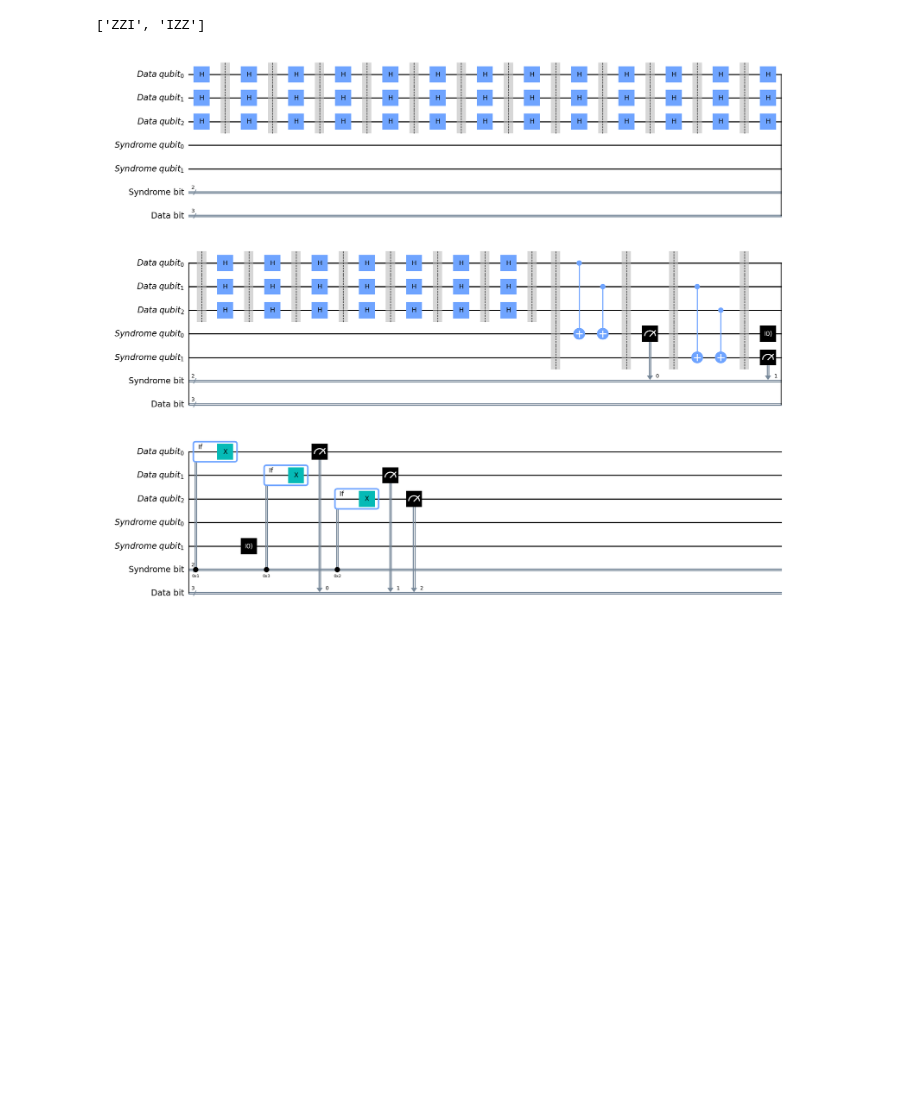
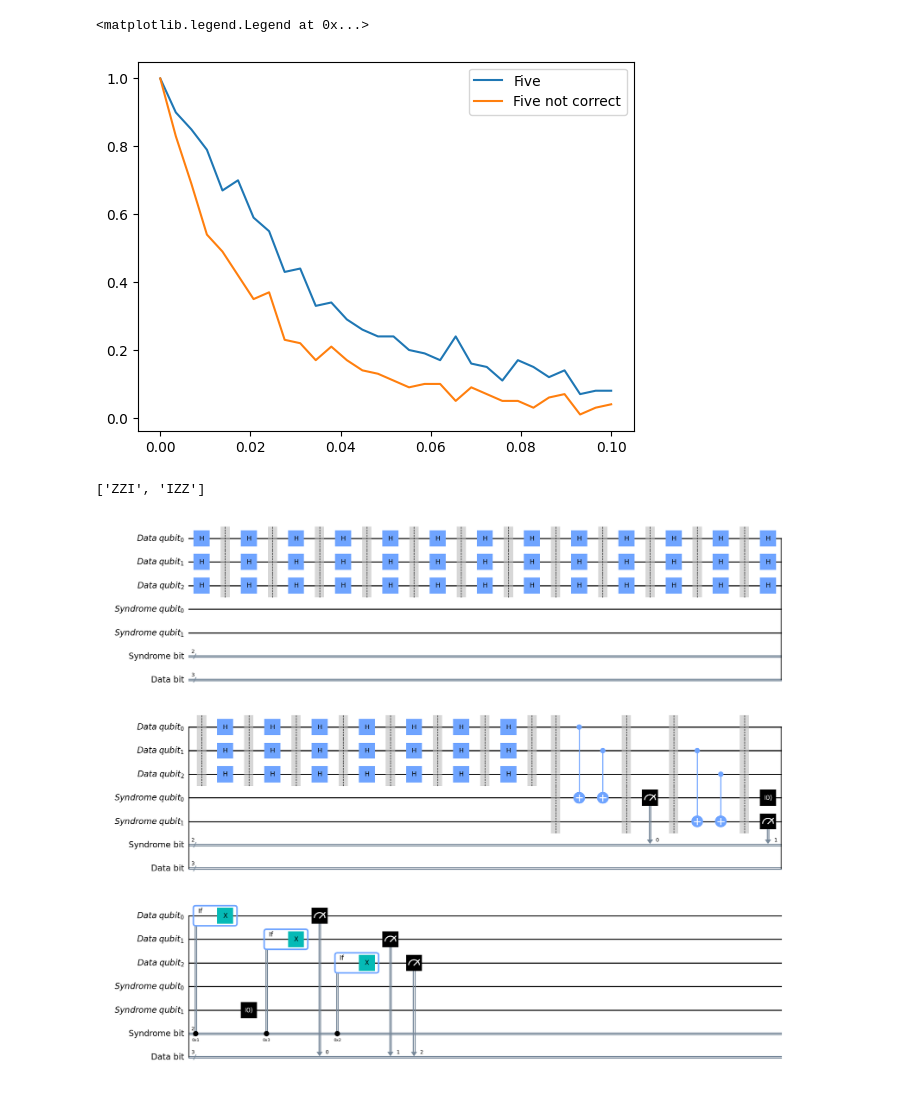
Before and after one commit to QuBruin/DynamicCircuit, a Jupyter notebook: PlotTreshold.ipynb, the cells around one changed output. Drawn from its saved outputs; the diff is of its cells as text; code cells hidden in the pictures; blank space fills up the shorter version.

```diff
--- a/PlotTreshold.ipynb
+++ b/PlotTreshold.ipynb
@@ -46,0 +55,22 @@ for num in number_qubits:
+# %%
+
+for num in number_qubits:
+    for errorrate in physical_errorrates:
+        rep=bitfliprepetitioncode(num)
+        rep.set_benchmarkwidth(10)
+        rep.set_mutecorrection(True)
+        #noisemode=construct_gate_bitflip_noise_model(errorrate)
+        noisemode=construct_bitflip_noise_model(errorrate,0,errorrate)
+        rep.construct_syndrome_table()
+        #rep.show_syndrome_table()
+        rep.add_noise_model(noisemode)
+
+        fidelity=rep.show_noise_effect(shots=100)
+        if num==3:
+            three_fidelity_notcorrect.append(fidelity)
+        if num==5:
+            five_fidelity_notcorrect.append(fidelity)
+        if num==7:
+            seven_fidelity_notcorrect.append(fidelity)
+        if num==9:
+            nine_fidelity_notcorrect.append(fidelity)
@@ -58,3 +106,13 @@ plt.legend()
+# %%
+plt.plot(physical_errorrates,five_fidelity,label="Five")
+plt.plot(physical_errorrates,five_fidelity_notcorrect,label="Five not correct")
+#plt.plot(physical_errorrates,five_fidelity,label="Five")
+#plt.plot(physical_errorrates,seven_fidelity,label="Seven")
+#plt.plot(physical_errorrates,nine_fidelity,label="Nine")
+plt.legend()
+# %% [output]
+<matplotlib.legend.Legend at 0x...>
+[figure, added]
 # %%
 rep=bitfliprepetitioncode(3)
 rep.construct_syndrome_table()
```
Also changed, not shown: parts of 6 cells of this notebook, 2 other files.
